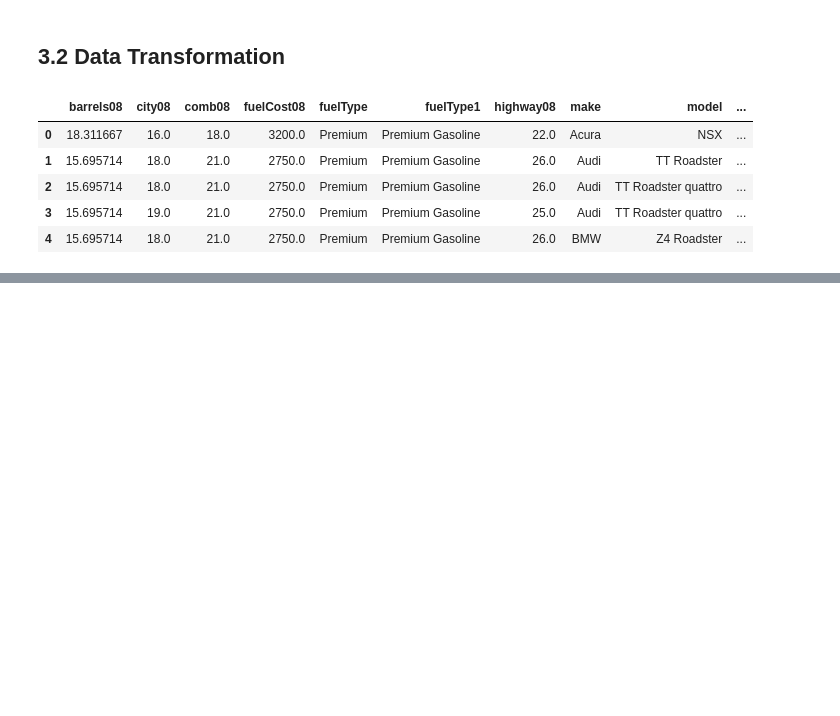
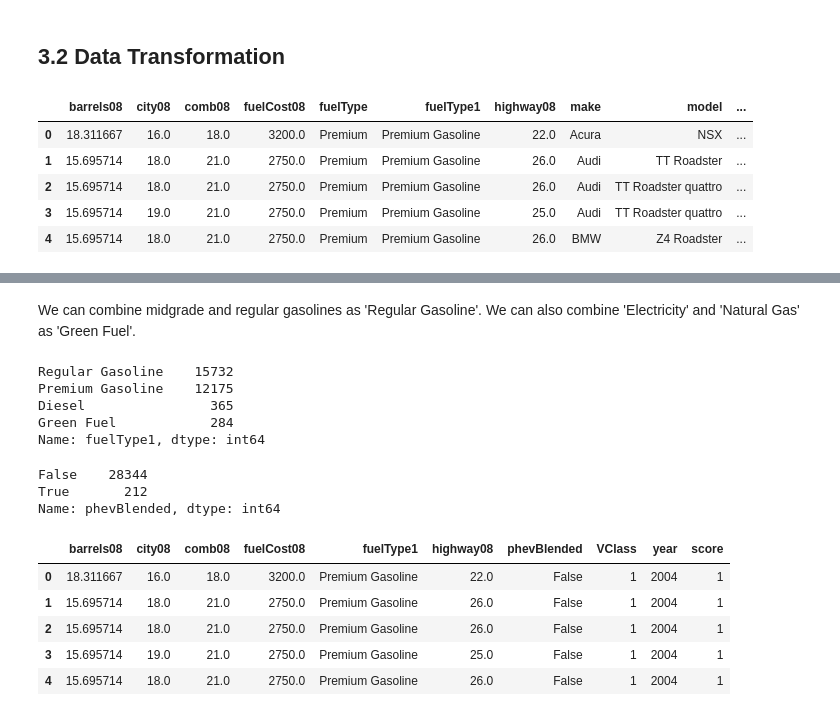
Before and after one commit to montimaj/ist5520-fs21-g4-mlproj, a Jupyter notebook: Project_Data_Analysis_IST5520_FS21_g4.ipynb, the cells around one changed output, grey strips where cells are left out. Cells and saved outputs as stored; diff of their text form; code cells hidden in the pictures; blank space fills up the shorter version.

Commit message:
Add data transformation

```diff
--- a/Project_Data_Analysis_IST5520_FS21_g4.ipynb
+++ b/Project_Data_Analysis_IST5520_FS21_g4.ipynb
@@ -312,0 +336,22 @@ ve_df.head()
+# %%
+vclass_1 = [
+    'Compact Cars',
+    'Midsize Cars',
+    'Subcompact Cars',
+    'Two Seaters',
+    'Minicompact Cars'
+]
+vclass_2 = [
+    'Large Cars'
+    'Sport Utility Vehicle',
+    'Small'
+]
+for vclass in ve_df.VClass.unique():
+    selection = ve_df['VClass'] == vclass
+    if vclass in vclass_1:
+        ve_df.loc[selection, 'VClass'] = 1
+    elif any(v in vclass for v in vclass_2):
+        ve_df.loc[selection, 'VClass'] = 2
+    else:
+        ve_df.loc[selection, 'VClass'] = 3
+ve_df.VClass.value_counts()
@@ -312,0 +375,38 @@ ve_df.head()
+# %% [markdown]
+We can combine midgrade and regular gasolines as 'Regular Gasoline'. We can also combine 'Electricity' and 'Natural Gas' as 'Green Fuel'.
+# %%
+for ft in ve_df.fuelType1.unique():
+    selection = ve_df['fuelType1'] == ft
+    if ft == 'Midgrade Gasoline':
+        ve_df.loc[selection, 'fuelType1'] = 'Regular Gasoline'
+    elif ft in ['Electricity', 'Natural Gas']:
+        ve_df.loc[selection, 'fuelType1'] = 'Green Fuel'
+ve_df.fuelType1.value_counts()
+# %% [output]
+Regular Gasoline    15732
+Premium Gasoline    12175
+Diesel                365
+Green Fuel            284
+Name: fuelType1, dtype: int64
+# %%
+ve_df.phevBlended.value_counts()
+# %% [output]
+False    28344
+True       212
+Name: phevBlended, dtype: int64
+# %%
+# We drop columns that won't be useful or are redundant
+ve_df = ve_df.drop(columns=['fuelType', 'make', 'model'])
+
+# Set int types to year and score
+ve_df.year = ve_df.year.astype(int)
+ve_df.score = ve_df.score.astype(int)
+ve_df.to_csv('Data/VE_Transformed.csv', index=False)
+ve_df.head()
+# %% [output]
+|  | barrels08 | city08 | comb08 | fuelCost08 | fuelType1 | highway08 | phevBlended | VClass | year | score |
+| 0 | 18.311667 | 16.0 | 18.0 | 3200.0 | Premium Gasoline | 22.0 | False | 1 | 2004 | 1 |
+| 1 | 15.695714 | 18.0 | 21.0 | 2750.0 | Premium Gasoline | 26.0 | False | 1 | 2004 | 1 |
+| 2 | 15.695714 | 18.0 | 21.0 | 2750.0 | Premium Gasoline | 26.0 | False | 1 | 2004 | 1 |
+| 3 | 15.695714 | 19.0 | 21.0 | 2750.0 | Premium Gasoline | 25.0 | False | 1 | 2004 | 1 |
+| 4 | 15.695714 | 18.0 | 21.0 | 2750.0 | Premium Gasoline | 26.0 | False | 1 | 2004 | 1 |
```
Also changed, not shown: parts of 8 cells of this notebook, 1 other file.
